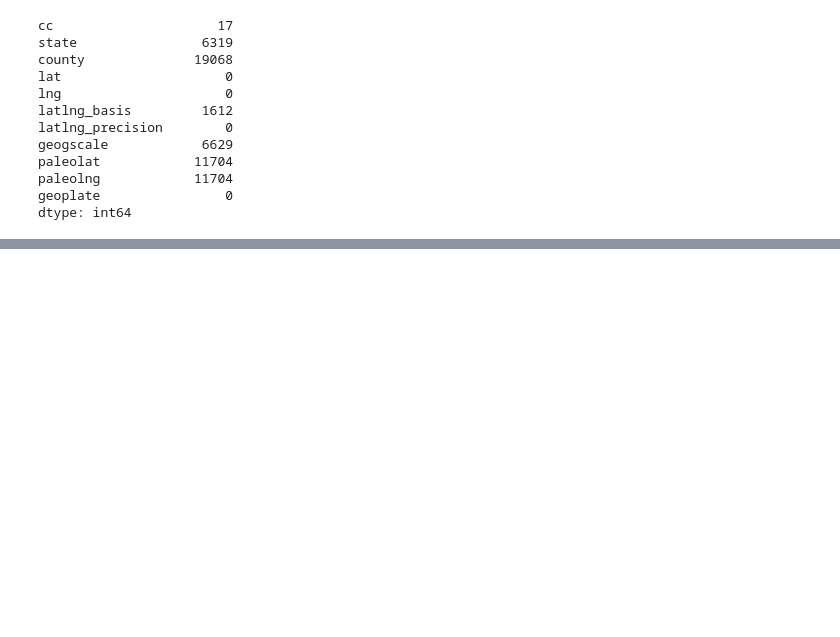
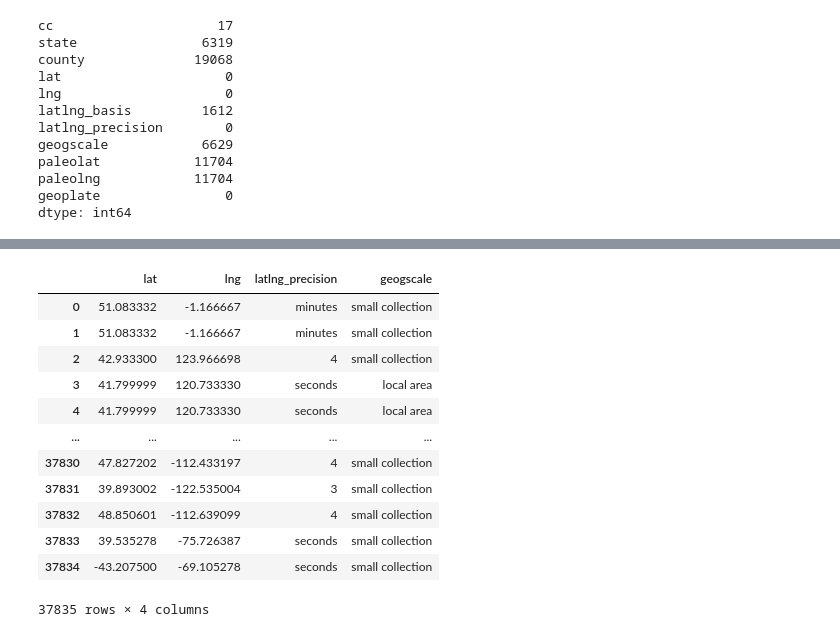
Before and after one commit to gilmorejh/dinosaur-fossil-explorer, a Jupyter notebook: notebooks/clean_data.ipynb, the cells around one changed output, grey strips where cells are left out. Saved outputs shown, nothing was run; the diff lists cells and outputs as text; code cells hidden in the pictures; blank space fills up the shorter version.

```diff
--- a/notebooks/clean_data.ipynb
+++ b/notebooks/clean_data.ipynb
@@ -41,6 +42,7 @@ analysis_columns = [
     "accepted_name",
     "accepted_rank",
     "accepted_no",
+    "taxon_environment",
 
     # Geological time
     "early_interval",
@@ -54,6 +56,7 @@ analysis_columns = [
     "order",
     "family",
     "genus",
+
 
     # Geography
     "cc",
@@ -923,0 +978,18 @@ dtype: int64
+# %%
+lat_lng = ["lat", "lng", "latlng_precision", "geogscale"]
+
+clean_df[lat_lng]
+# %% [output]
+|  | lat | lng | latlng_precision | geogscale |
+| 0 | 51.083332 | -1.166667 | minutes | small collection |
+| 1 | 51.083332 | -1.166667 | minutes | small collection |
+| 2 | 42.933300 | 123.966698 | 4 | small collection |
+| 3 | 41.799999 | 120.733330 | seconds | local area |
+| 4 | 41.799999 | 120.733330 | seconds | local area |
+| ... | ... | ... | ... | ... |
+| 37830 | 47.827202 | -112.433197 | 4 | small collection |
+| 37831 | 39.893002 | -122.535004 | 3 | small collection |
+| 37832 | 48.850601 | -112.639099 | 4 | small collection |
+| 37833 | 39.535278 | -75.726387 | seconds | small collection |
+| 37834 | -43.207500 | -69.105278 | seconds | small collection |
+37835 rows × 4 columns
```
Also changed, not shown: parts of 28 cells of this notebook, 3 other files.
